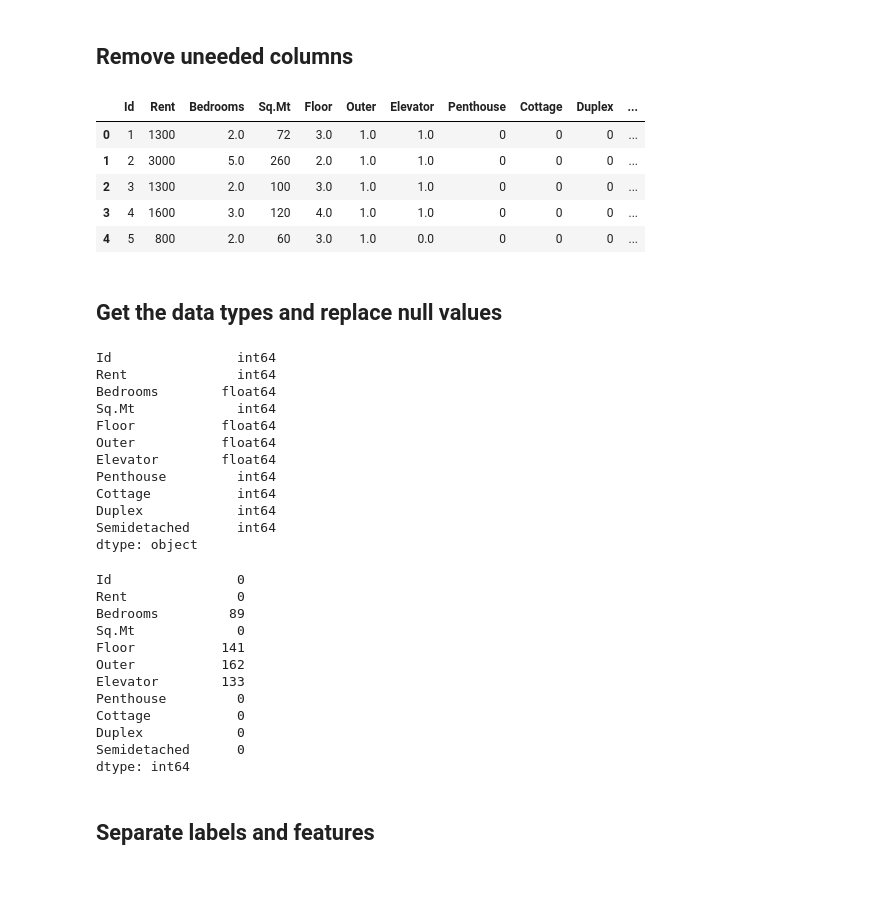
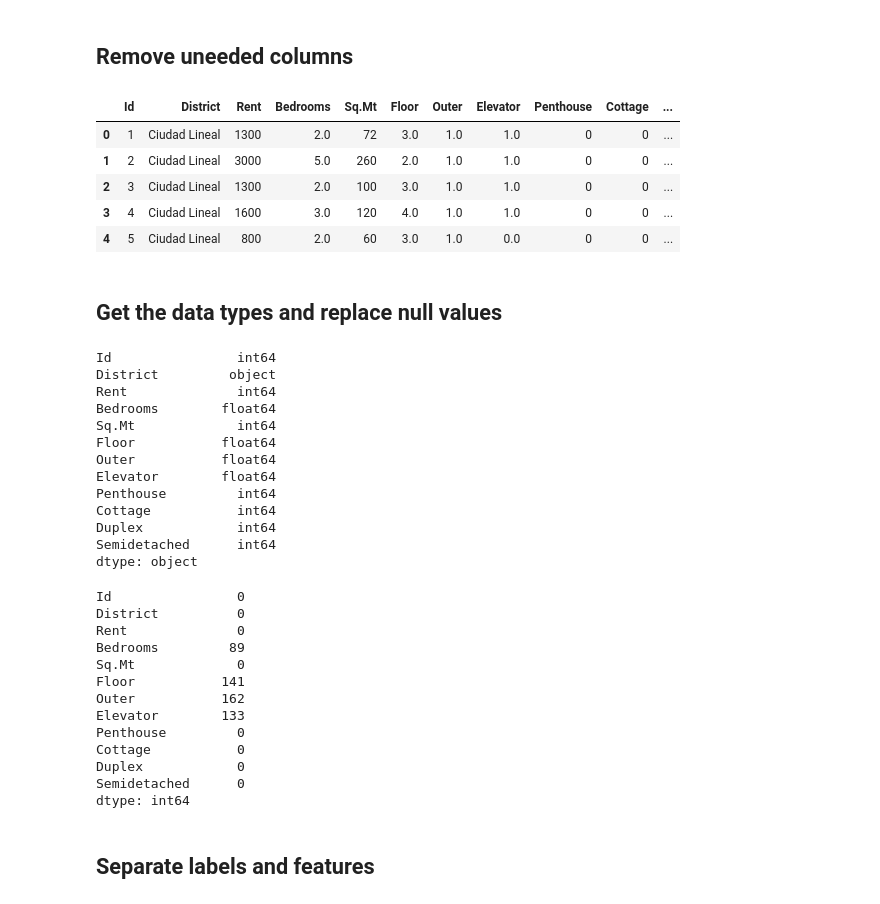
Before and after one commit to luisguareschi/group-project-ml-1, a Jupyter notebook: segmentation-lg-v2.ipynb, the cells around one changed output. Saved outputs shown, nothing was run; the diff lists cells and outputs as text; code cells hidden in the pictures.

```diff
--- a/segmentation-lg-v2.ipynb
+++ b/segmentation-lg-v2.ipynb
@@ -19,16 +19,16 @@ df.head()
 # %% [markdown]
 ## Remove uneeded columns
 # %%
-df = df.drop(columns=['Address', 'Number', 'Area', 'District'])
+df = df.drop(columns=['Address', 'Number', 'Area'])
 
 df.head()
 # %% [output]
-|  | Id | Rent | Bedrooms | Sq.Mt | Floor | Outer | Elevator | Penthouse | Cottage | Duplex | ... |
-| 0 | 1 | 1300 | 2.0 | 72 | 3.0 | 1.0 | 1.0 | 0 | 0 | 0 | ... |
-| 1 | 2 | 3000 | 5.0 | 260 | 2.0 | 1.0 | 1.0 | 0 | 0 | 0 | ... |
-| 2 | 3 | 1300 | 2.0 | 100 | 3.0 | 1.0 | 1.0 | 0 | 0 | 0 | ... |
-| 3 | 4 | 1600 | 3.0 | 120 | 4.0 | 1.0 | 1.0 | 0 | 0 | 0 | ... |
-| 4 | 5 | 800 | 2.0 | 60 | 3.0 | 1.0 | 0.0 | 0 | 0 | 0 | ... |
+|  | Id | District | Rent | Bedrooms | Sq.Mt | Floor | Outer | Elevator | Penthouse | Cottage | ... |
+| 0 | 1 | Ciudad Lineal | 1300 | 2.0 | 72 | 3.0 | 1.0 | 1.0 | 0 | 0 | ... |
+| 1 | 2 | Ciudad Lineal | 3000 | 5.0 | 260 | 2.0 | 1.0 | 1.0 | 0 | 0 | ... |
+| 2 | 3 | Ciudad Lineal | 1300 | 2.0 | 100 | 3.0 | 1.0 | 1.0 | 0 | 0 | ... |
+| 3 | 4 | Ciudad Lineal | 1600 | 3.0 | 120 | 4.0 | 1.0 | 1.0 | 0 | 0 | ... |
+| 4 | 5 | Ciudad Lineal | 800 | 2.0 | 60 | 3.0 | 1.0 | 0.0 | 0 | 0 | ... |
 # %% [markdown]
 ## Get the data types and replace null values
 # %%
@@ -36,6 +36,7 @@ df.head()
 df.dtypes
 # %% [output]
 Id                int64
+District         object
 Rent              int64
 Bedrooms        float64
 Sq.Mt             int64
@@ -52,6 +53,7 @@ dtype: object
 df.isnull().sum()
 # %% [output]
 Id                0
+District          0
 Rent              0
 Bedrooms         89
 Sq.Mt             0
```
Also changed, not shown: parts of 16 cells of this notebook, 1 other file.
